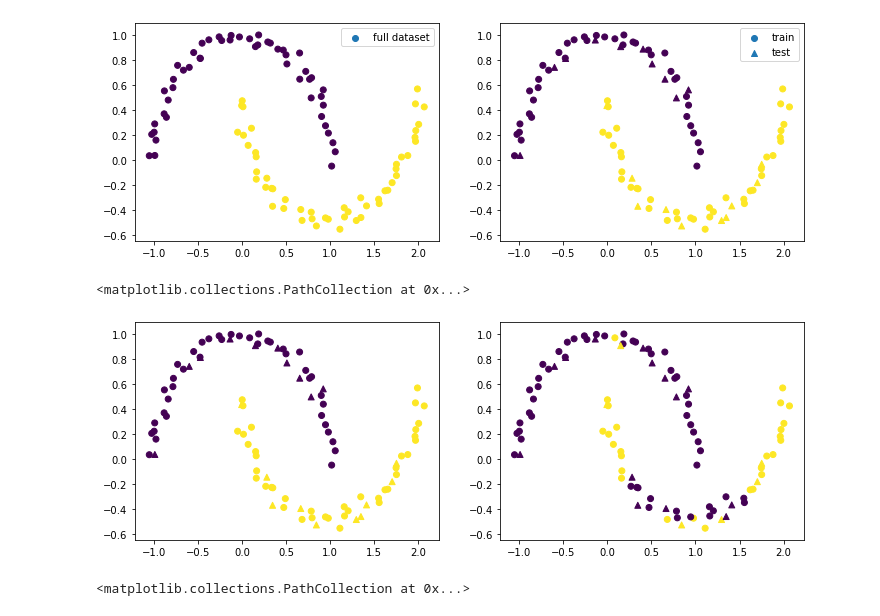
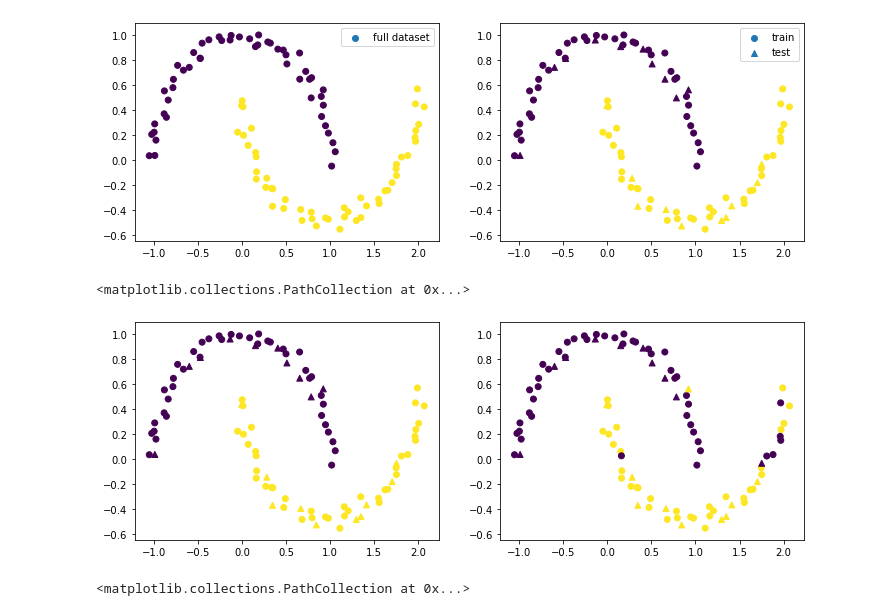
Before and after one commit to newmancu/ML_tests, a Jupyter notebook: ML/Trees/RandomForest.ipynb, the cells around one changed output. Cells and saved outputs as stored; diff of their text form; code cells hidden in the pictures.

```diff
--- a/ML/Trees/RandomForest.ipynb
+++ b/ML/Trees/RandomForest.ipynb
@@ -39,7 +39,7 @@ class Tree(object):
 class DecisionTreeClassification(torch.nn.Module):
     """Normal DecisionTreeClassification"""
     def __init__(self, n_features, cat_indexs=[], max_depth=3,
-        ig_func='entropy', split='random', *args, **kwargs):
+        ig_func='entropy', split='random_k', *args, **kwargs):
         super(DecisionTreeClassification, self).__init__(*args, **kwargs)
         self.max_depth = max_depth
         self.types = [0]*n_features
@@ -56,6 +56,8 @@ class DecisionTreeClassification(torch.nn.Module):
             self.split_func = self.random_split
         elif split == 'best':
             self.split_func = self.best_split
+        elif split == 'random_k':
+            self.split_func = self.random_k_split
         else:
             raise "Try 'random' or 'best' split method"
 
@@ -145,6 +147,15 @@ class DecisionTreeClassification(torch.nn.Module):
         r_val = self.random_feature_val(X, r_fi)
         return r_fi, r_val
 
+    def random_k_split(self, X, Y):
+        k = np.random.randint(0, X.shape[0])
+        k_indexes = np.random.choice(X.shape[0], k, replace=False)
+        xs = X[k_indexes, :]
+        ys = Y[k_indexes]
+        if not xs.shape[0]:
+             xs = xs.reshape(0,0)
+        return self.best_split(xs, ys)
+
     @staticmethod
     def propabilities(Y):
         n_classes = {key:0 for key in set(Y)}
@@ -253,20 +260,20 @@ axes[1].legend()
 <matplotlib.legend.Legend at 0x...>
 [figure]
 # %%
-DTC = DecisionTreeClassification(xtr.shape[1], max_depth=5, split='random')
+DTC = DecisionTreeClassification(xtr.shape[1], max_depth=5, split='random_k')
 DTC.train(xtr, ytr)
 yp1 = DTC.predict(xtr)
 yp2 = DTC.predict(xte)
 fig, axes = plt.subplots(ncols=2, figsize=(12,4))
 
 axes[0].scatter(xtr[:,0], xtr[:,1], c=ytr, label='train')
 axes[0].scatter(xte[:,0], xte[:,1], c=yte, marker='^', label='test')
 
 axes[1].scatter(xtr[:,0], xtr[:,1], c=yp1, label='train')
 axes[1].scatter(xte[:,0], xte[:,1], c=yp2, marker='^', label='test')
 # %% [output]
 <matplotlib.collections.PathCollection at 0x...>
-[figure, old version]
+[figure, new version]
 # %%
 DTC = DecisionTreeClassification(xtr.shape[1], max_depth=5, split='best')
 DTC.train(xtr, ytr)
```
Also changed, not shown: parts of 6 cells of this notebook.
